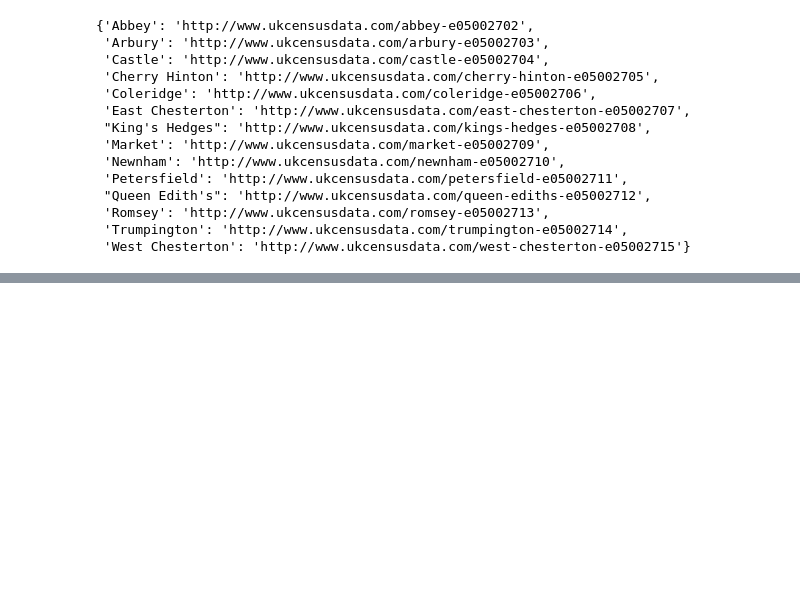
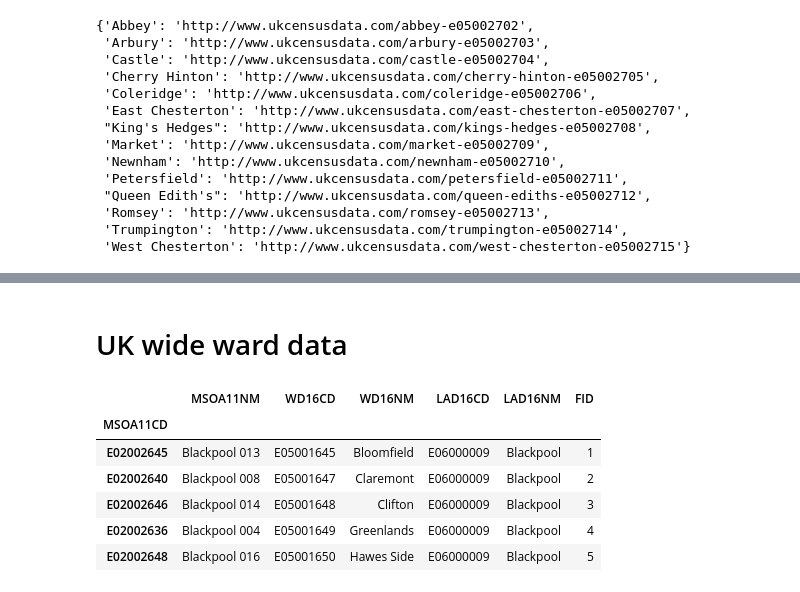
Before and after one commit to t2o2/data_fellowship, a Jupyter notebook: helpers/UK census scrapper.ipynb, the cells around one changed output, grey strips where cells are left out. Cells and saved outputs as stored; diff of their text form; code cells hidden in the pictures; blank space fills up the shorter version.

```diff
--- a/helpers/UK census scrapper.ipynb
+++ b/helpers/UK census scrapper.ipynb
@@ -57,3 +62,18 @@ pd.read_json('ward_stats.json')
 | Population density (people per he... | 25.1 | 60.7 | 28.7 | 23.8 | 48.6 | 36.0 | 58.2 | 42.2 | 17.7 | ... |
 | Residents in communal living | 46.0 | 154.0 | 5256.0 | 0.0 | 409.0 | 166.0 | 150.0 | 3778.0 | 4004.0 | ... |
 | Residents in households | 9861.0 | 8916.0 | 4529.0 | 8780.0 | 8977.0 | 9239.0 | 8992.0 | 3372.0 | 3863.0 | ... |
+# %% [markdown]
+# UK wide ward data
+# %%
+ward_meta = pd.read_csv(os.path.join('..', 'datasets', 'MSOA_2011_2016.csv'), index_col='MSOA11CD')
+ward_income = pd.read_excel(os.path.join('..', 'datasets', 'MSOA_income_2016.xls'), sheetname=None, header=4)
+ward_total_annual = ward_income['Total annual income'].set_index('MSOA code')
+ward_meta.head()
+# %% [output]
+|  | MSOA11NM | WD16CD | WD16NM | LAD16CD | LAD16NM | FID |
+| MSOA11CD |  |  |  |  |  |  |
+| E02002645 | Blackpool 013 | E05001645 | Bloomfield | E06000009 | Blackpool | 1 |
+| E02002640 | Blackpool 008 | E05001647 | Claremont | E06000009 | Blackpool | 2 |
+| E02002646 | Blackpool 014 | E05001648 | Clifton | E06000009 | Blackpool | 3 |
+| E02002636 | Blackpool 004 | E05001649 | Greenlands | E06000009 | Blackpool | 4 |
+| E02002648 | Blackpool 016 | E05001650 | Hawes Side | E06000009 | Blackpool | 5 |
```
Also changed, not shown: parts of 12 cells of this notebook, 9 other files.
